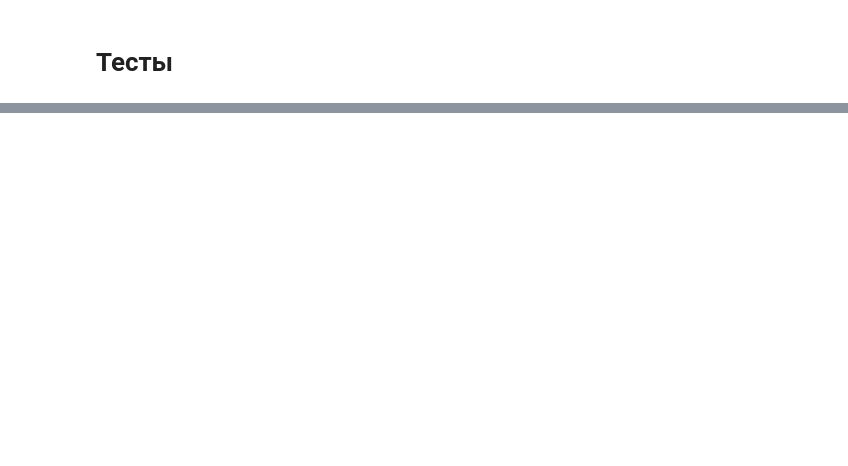
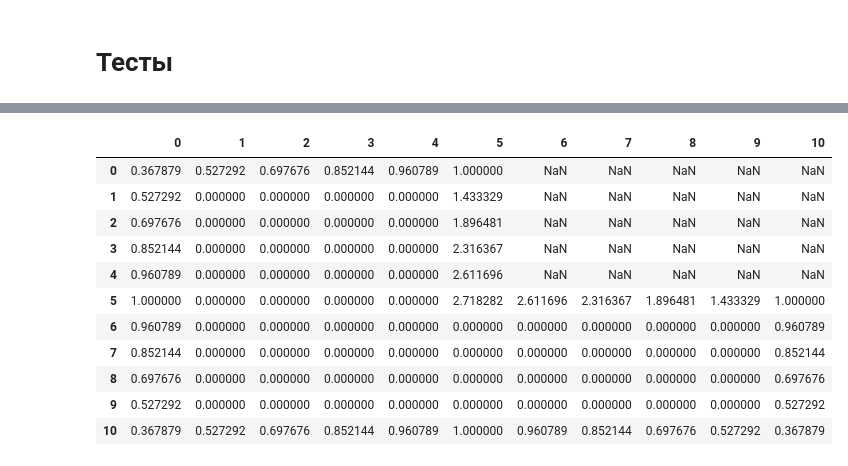
Before and after one commit to Breketov/ChM_Labs_Tasks, a Jupyter notebook: Lab_4/table.ipynb, the cells around one changed output, grey strips where cells are left out. Cells and saved outputs as stored; diff of their text form; code cells hidden in the pictures; blank space fills up the shorter version.

```diff
--- a/Lab_4/table.ipynb
+++ b/Lab_4/table.ipynb
@@ -129,0 +188,17 @@ abs(data)
+# %%
+n = 10
+m = 10
+a, b, c, d = -1, 1, -1, 1
+h = (b - a)/n
+k = (d - c)/m
+xi = [a + i*h for i in range(0, n + 1)]
+yj = [c + j*k for j in range(0, m + 1)]
+U = []
+
+for i in range(0, m + 1):
+    U.append([])
+    for j in range(0, n + 1):
+        U[i].append(0)
+        U[i][j] = u(xi[j], yj[i])
+data = pd.DataFrame(U)
+data
@@ -129,0 +218,59 @@ abs(data)
+# %%
+n = 10
+m = 10
+a, b, c, d = -1, 1, -1, 1
+h = (b - a)/n
+k = (d - c)/m
+xi = [a + i*h for i in range(0, n + 1)]
+yj = [c + j*k for j in range(0, m + 1)]
+V = []
+
+for i in range(0, m + 1):
+    V.append([])
+    for j in range(0, int(n/2) + 1):
+        V[i].append(0)
+
+for i in range(int(m/2), m + 1):
+    for j in range(int(n/2), n):
+        V[i].append(0)
+
+for i in range(0, m + 1):
+    V[i][0] = u(a, yj[i])
+for i in range(0, int(m/2)):
+    V[i][int(n/2)] = u(0, yj[i])
+for i in range(int(m/2), m + 1):
+    V[i][n] = u(b, yj[i])
+for j in range(0, int(n/2)):
+    V[0][j] = u(xi[j], c)
+for j in range(int(n/2), n + 1):
+    V[int(m/2)][j] = u(xi[j], 0)
+for j in range(0, n + 1):
+    V[m][j] = u(xi[j], d)
+
+data = pd.DataFrame(V)
+data
+
+#R = []
+#for i in range(0, m + 1):
+#    R.append([])
+#    for j in range(0, int(n/2) + 1):
+#        R[i].append(0)
+#
+#for i in range(int(m/2), m + 1):
+#    for j in range(int(n/2) + 1, n + 1):
+#        R[i].append(0)
+#data = pd.DataFrame(R)
+#data
+# %% [output]
+|  | 0 | 1 | 2 | 3 | 4 | 5 | 6 | 7 | 8 | 9 | 10 |
+| 0 | 0.367879 | 0.527292 | 0.697676 | 0.852144 | 0.960789 | 1.000000 | NaN | NaN | NaN | NaN | NaN |
+| 1 | 0.527292 | 0.000000 | 0.000000 | 0.000000 | 0.000000 | 1.433329 | NaN | NaN | NaN | NaN | NaN |
+| 2 | 0.697676 | 0.000000 | 0.000000 | 0.000000 | 0.000000 | 1.896481 | NaN | NaN | NaN | NaN | NaN |
+| 3 | 0.852144 | 0.000000 | 0.000000 | 0.000000 | 0.000000 | 2.316367 | NaN | NaN | NaN | NaN | NaN |
+| 4 | 0.960789 | 0.000000 | 0.000000 | 0.000000 | 0.000000 | 2.611696 | NaN | NaN | NaN | NaN | NaN |
+| 5 | 1.000000 | 0.000000 | 0.000000 | 0.000000 | 0.000000 | 2.718282 | 2.611696 | 2.316367 | 1.896481 | 1.433329 | 1.000000 |
+| 6 | 0.960789 | 0.000000 | 0.000000 | 0.000000 | 0.000000 | 0.000000 | 0.000000 | 0.000000 | 0.000000 | 0.000000 | 0.960789 |
+| 7 | 0.852144 | 0.000000 | 0.000000 | 0.000000 | 0.000000 | 0.000000 | 0.000000 | 0.000000 | 0.000000 | 0.000000 | 0.852144 |
+| 8 | 0.697676 | 0.000000 | 0.000000 | 0.000000 | 0.000000 | 0.000000 | 0.000000 | 0.000000 | 0.000000 | 0.000000 | 0.697676 |
+| 9 | 0.527292 | 0.000000 | 0.000000 | 0.000000 | 0.000000 | 0.000000 | 0.000000 | 0.000000 | 0.000000 | 0.000000 | 0.527292 |
+| 10 | 0.367879 | 0.527292 | 0.697676 | 0.852144 | 0.960789 | 1.000000 | 0.960789 | 0.852144 | 0.697676 | 0.527292 | 0.367879 |
```
Also changed, not shown: parts of 8 cells of this notebook, 11 other files.
